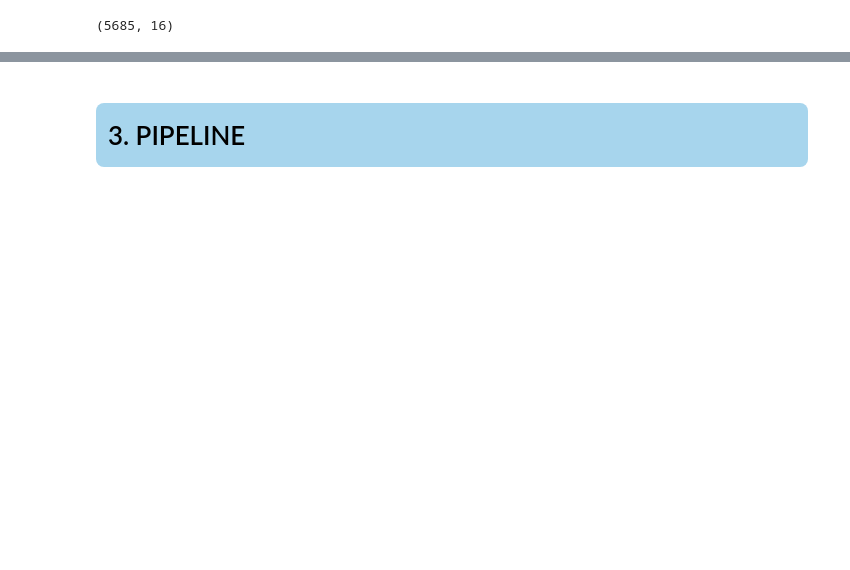
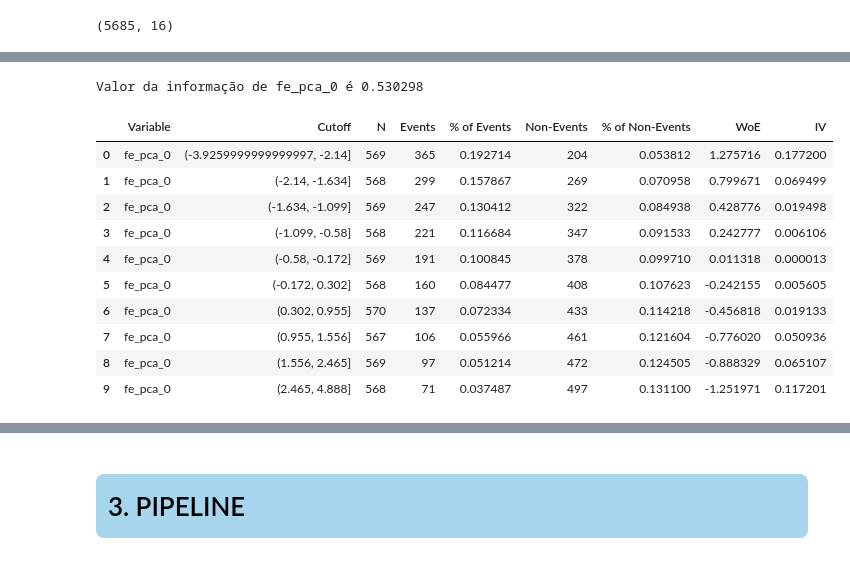
Before and after one commit to rogeriodelfim/Competicoes, a Jupyter notebook: Flai/10/03 - Tunning.ipynb, the cells around one changed output, grey strips where cells are left out. Drawn from its saved outputs; the diff is of its cells as text; code cells hidden in the pictures; blank space fills up the shorter version.

```diff
--- a/Flai/10/03 - Tunning.ipynb
+++ b/Flai/10/03 - Tunning.ipynb
@@ -1335,0 +1411,3 @@ def grup_pca (df_):
+# %%
+my_woe = AnalysisWoe()
+_, _   = my_woe.iv_woe(df2_train, target, show_woe=False)
@@ -1335,0 +1430,15 @@ def grup_pca (df_):
+# %%
+_, __ = my_woe.iv_woe(df2_train[['fe_pca_0', target]], target, show_woe=True)
+# %% [output]
+Valor da informação de fe_pca_0 é 0.530298
+|  | Variable | Cutoff | N | Events | % of Events | Non-Events | % of Non-Events | WoE | IV |
+| 0 | fe_pca_0 | (-3.9259999999999997, -2.14] | 569 | 365 | 0.192714 | 204 | 0.053812 | 1.275716 | 0.177200 |
+| 1 | fe_pca_0 | (-2.14, -1.634] | 568 | 299 | 0.157867 | 269 | 0.070958 | 0.799671 | 0.069499 |
+| 2 | fe_pca_0 | (-1.634, -1.099] | 569 | 247 | 0.130412 | 322 | 0.084938 | 0.428776 | 0.019498 |
+| 3 | fe_pca_0 | (-1.099, -0.58] | 568 | 221 | 0.116684 | 347 | 0.091533 | 0.242777 | 0.006106 |
+| 4 | fe_pca_0 | (-0.58, -0.172] | 569 | 191 | 0.100845 | 378 | 0.099710 | 0.011318 | 0.000013 |
+| 5 | fe_pca_0 | (-0.172, 0.302] | 568 | 160 | 0.084477 | 408 | 0.107623 | -0.242155 | 0.005605 |
+| 6 | fe_pca_0 | (0.302, 0.955] | 570 | 137 | 0.072334 | 433 | 0.114218 | -0.456818 | 0.019133 |
+| 7 | fe_pca_0 | (0.955, 1.556] | 567 | 106 | 0.055966 | 461 | 0.121604 | -0.776020 | 0.050936 |
+| 8 | fe_pca_0 | (1.556, 2.465] | 569 | 97 | 0.051214 | 472 | 0.124505 | -0.888329 | 0.065107 |
+| 9 | fe_pca_0 | (2.465, 4.888] | 568 | 71 | 0.037487 | 497 | 0.131100 | -1.251971 | 0.117201 |
```
Also changed, not shown: parts of 81 cells of this notebook, 1 other file.
